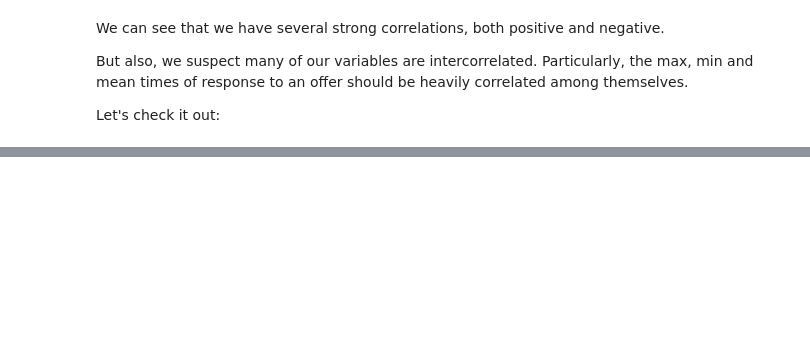
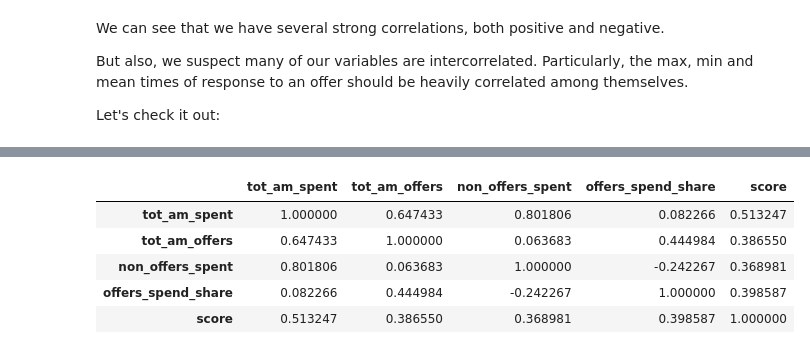
Before and after one commit to IllanL/Udacity_ML_Eng, a Jupyter notebook: Capstone project - Starbucks/Starbucks_Capstone_Modelling.ipynb, the cells around one changed output, grey strips where cells are left out. Drawn from its saved outputs; the diff is of its cells as text; code cells hidden in the pictures; blank space fills up the shorter version.

```diff
--- a/Capstone project - Starbucks/Starbucks_Capstone_Modelling.ipynb
+++ b/Capstone project - Starbucks/Starbucks_Capstone_Modelling.ipynb
@@ -106,0 +174,10 @@ dtype: object
+# %%
+corr_cols = ['tot_am_spent', 'tot_am_offers', 'non_offers_spent', 'offers_spend_share', 'score']
+clean_profile_expanded[corr_cols].corr()
+# %% [output]
+|  | tot_am_spent | tot_am_offers | non_offers_spent | offers_spend_share | score |
+| tot_am_spent | 1.000000 | 0.647433 | 0.801806 | 0.082266 | 0.513247 |
+| tot_am_offers | 0.647433 | 1.000000 | 0.063683 | 0.444984 | 0.386550 |
+| non_offers_spent | 0.801806 | 0.063683 | 1.000000 | -0.242267 | 0.368981 |
+| offers_spend_share | 0.082266 | 0.444984 | -0.242267 | 1.000000 | 0.398587 |
+| score | 0.513247 | 0.386550 | 0.368981 | 0.398587 | 1.000000 |
```
Also changed, not shown: parts of 34 cells of this notebook, 18 other files.
